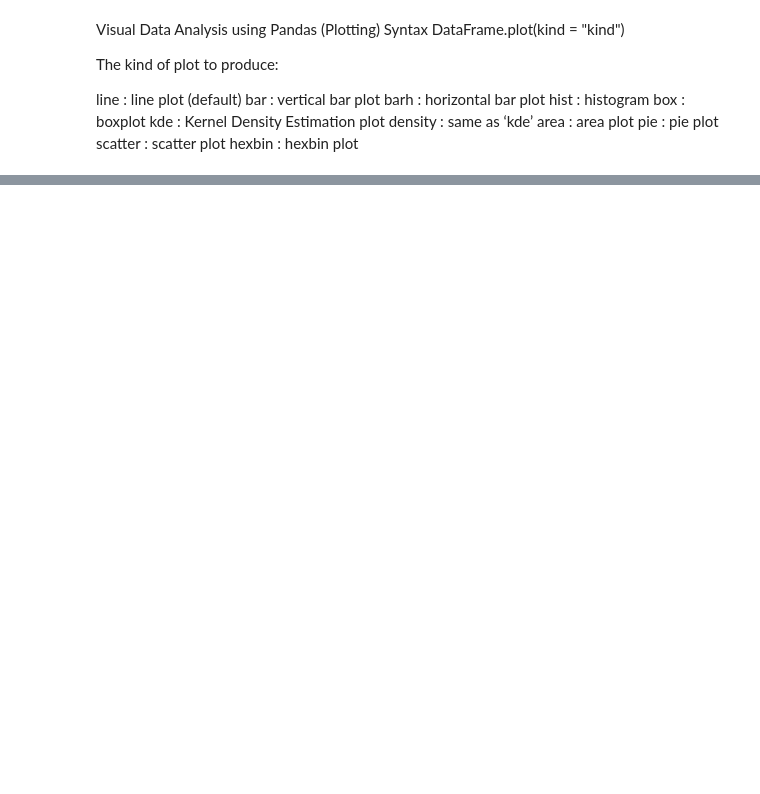
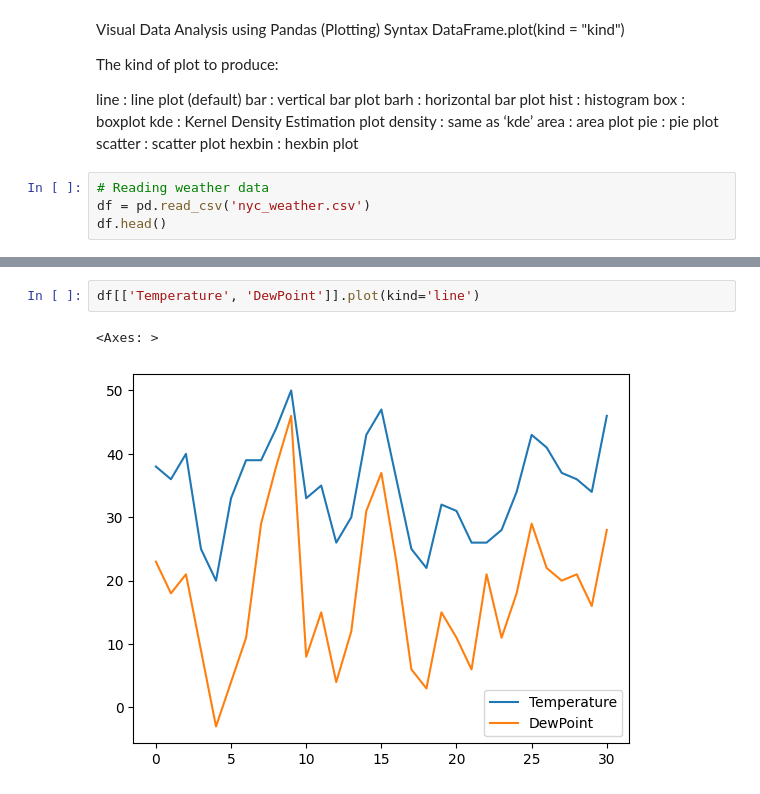
Before and after one commit to Tolash123/Machine_learning_and_Deep_learning, a Jupyter notebook: Module2-python for Data Analysis/5. Pandas intermediate to Advance/pandas.ipynb, the cells around one changed output, grey strips where cells are left out. Drawn from its saved outputs; the diff is of its cells as text; blank space fills up the shorter version.

```diff
--- a/Module2-python for Data Analysis/5. Pandas intermediate to Advance/pandas.ipynb
+++ b/Module2-python for Data Analysis/5. Pandas intermediate to Advance/pandas.ipynb
@@ -270,3 +434,7 @@ area : area plot
 pie : pie plot
 scatter : scatter plot
 hexbin : hexbin plot
+# %%
+# Reading weather data
+df = pd.read_csv('nyc_weather.csv')
+df.head()
@@ -272,0 +448,5 @@ hexbin : hexbin plot
+# %%
+df[['Temperature', 'DewPoint']].plot(kind='line')
+# %% [output]
+<Axes: >
+[figure, added]
```
Also changed, not shown: parts of 21 cells of this notebook.
